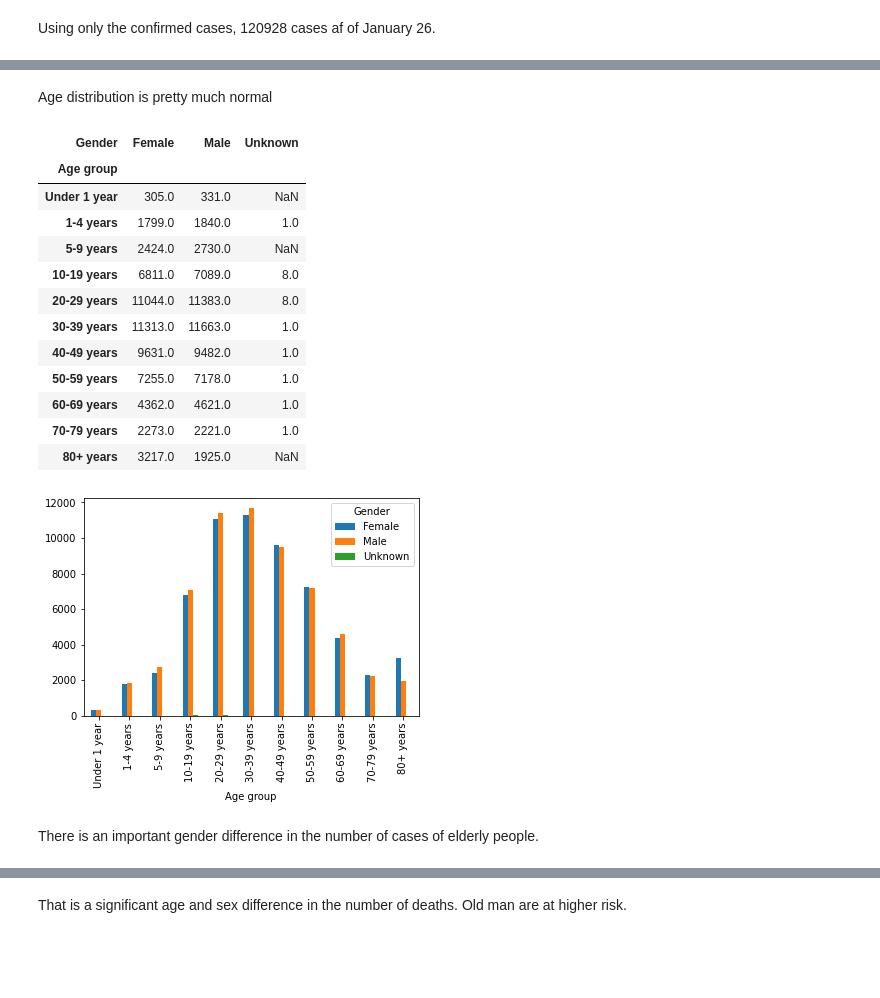
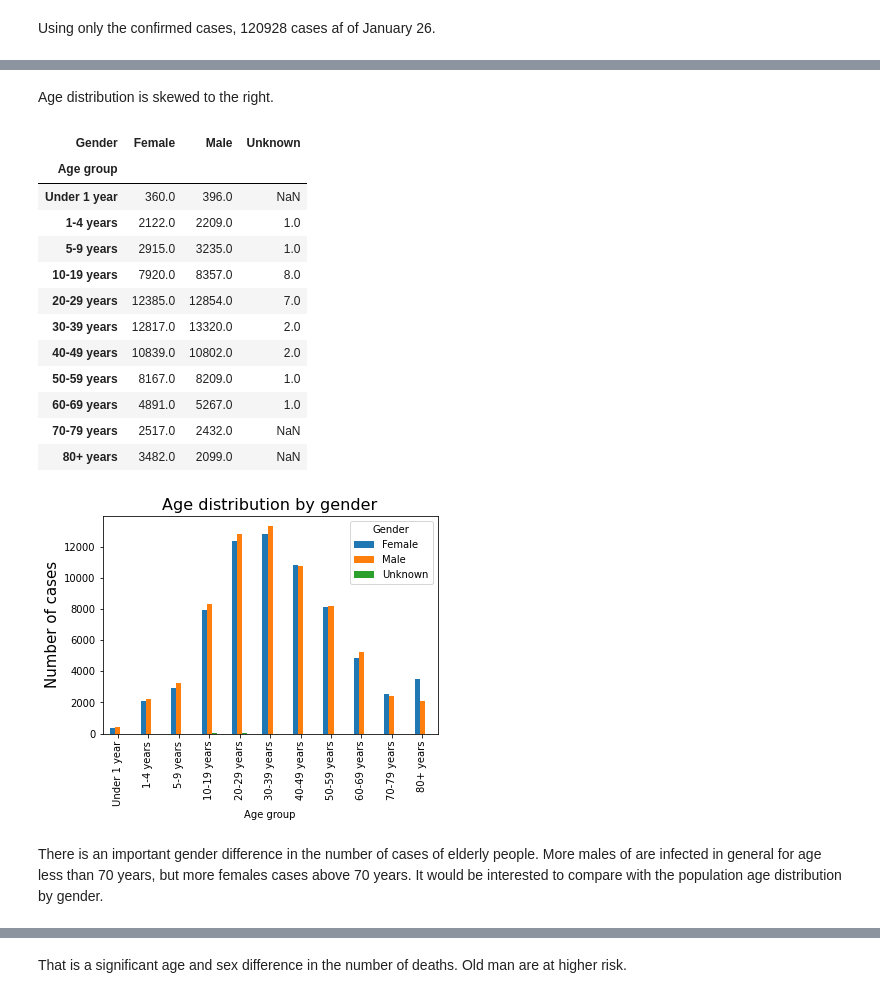
Before and after one commit to ccontrer/20-08Covid19Physiology, a Jupyter notebook: python/03 COVID-19 Alberta.ipynb, the cells around one changed output, grey strips where cells are left out. Cells and saved outputs as stored; diff of their text form; code cells hidden in the pictures; blank space fills up the shorter version.

```diff
--- a/python/03 COVID-19 Alberta.ipynb
+++ b/python/03 COVID-19 Alberta.ipynb
@@ -200,28 +192,30 @@ pd.DataFrame({'Count':temp, 'Percentage':(temp/len(df)*100).round(2)})
 # %% [markdown]
-Age distribution is pretty much normal
+Age distribution is skewed to the right.
 # %%
 temp = df.groupby('Gender')['Age group'].value_counts().unstack(0)
 temp = temp.reindex(index=ageix)
 temp = temp.drop(['Unknown'],axis=0)
 temp.plot.bar()
+plt.ylabel("Number of cases", fontsize=15)
+plt.title("Age distribution by gender", fontsize=16)
 temp
 # %% [output]
 | Gender | Female | Male | Unknown |
 | Age group |  |  |  |
-| Under 1 year | 305.0 | 331.0 | NaN |
-| 1-4 years | 1799.0 | 1840.0 | 1.0 |
-| 5-9 years | 2424.0 | 2730.0 | NaN |
-| 10-19 years | 6811.0 | 7089.0 | 8.0 |
-| 20-29 years | 11044.0 | 11383.0 | 8.0 |
-| 30-39 years | 11313.0 | 11663.0 | 1.0 |
-| 40-49 years | 9631.0 | 9482.0 | 1.0 |
-| 50-59 years | 7255.0 | 7178.0 | 1.0 |
-| 60-69 years | 4362.0 | 4621.0 | 1.0 |
-| 70-79 years | 2273.0 | 2221.0 | 1.0 |
-| 80+ years | 3217.0 | 1925.0 | NaN |
+| Under 1 year | 360.0 | 396.0 | NaN |
+| 1-4 years | 2122.0 | 2209.0 | 1.0 |
+| 5-9 years | 2915.0 | 3235.0 | 1.0 |
+| 10-19 years | 7920.0 | 8357.0 | 8.0 |
+| 20-29 years | 12385.0 | 12854.0 | 7.0 |
+| 30-39 years | 12817.0 | 13320.0 | 2.0 |
+| 40-49 years | 10839.0 | 10802.0 | 2.0 |
+| 50-59 years | 8167.0 | 8209.0 | 1.0 |
+| 60-69 years | 4891.0 | 5267.0 | 1.0 |
+| 70-79 years | 2517.0 | 2432.0 | NaN |
+| 80+ years | 3482.0 | 2099.0 | NaN |
-[figure, old version]
+[figure, new version]
 # %% [markdown]
-There is an important gender difference in the number of cases of elderly people.
+There is an important gender difference in the number of cases of elderly people. More males of are infected in general for age less than 70 years, but more females cases above 70 years. It would be interested to compare with the population age distribution by gender.
 # %%
 temp = df.groupby('Gender')['Case status'].value_counts().unstack(0)
 temp = temp.drop(['Unknown'],axis=1)
```
Also changed, not shown: parts of 33 cells of this notebook, 6 other files.
